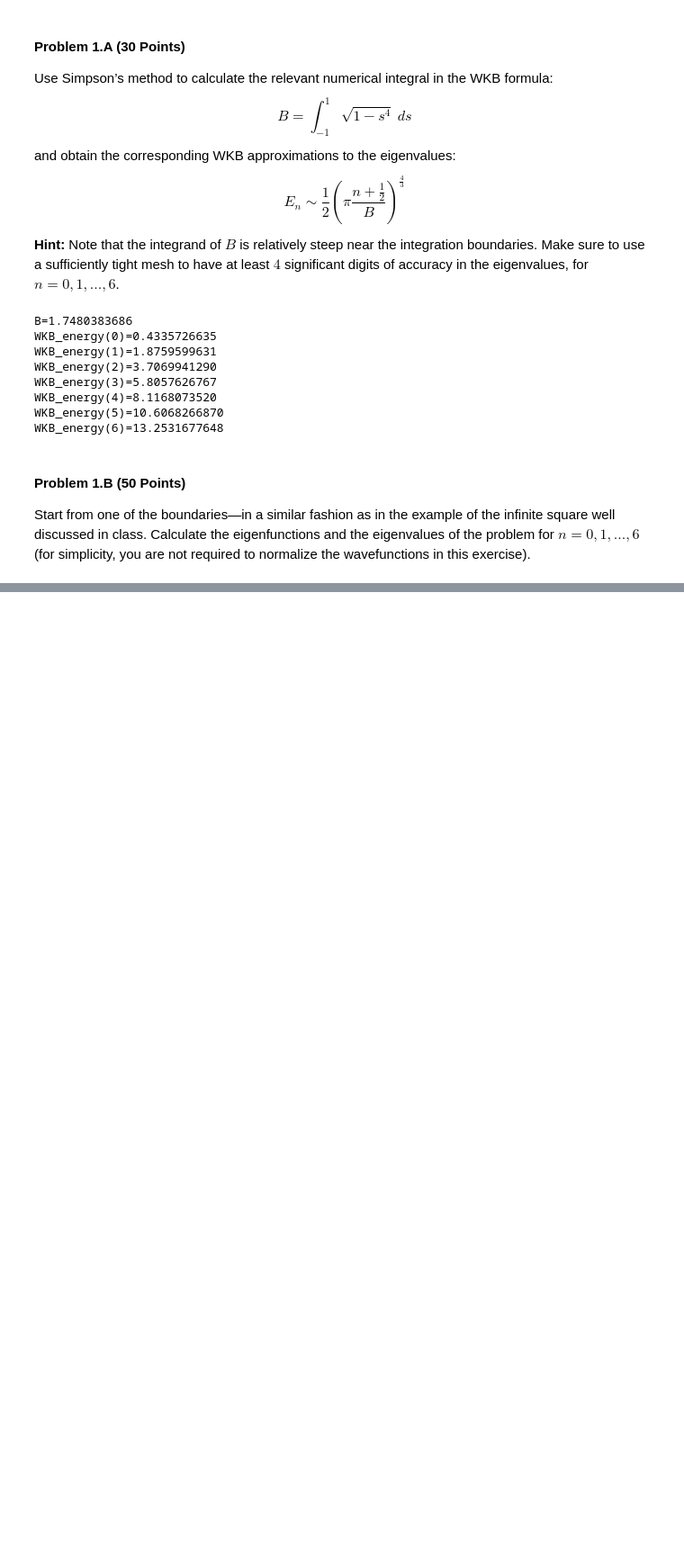
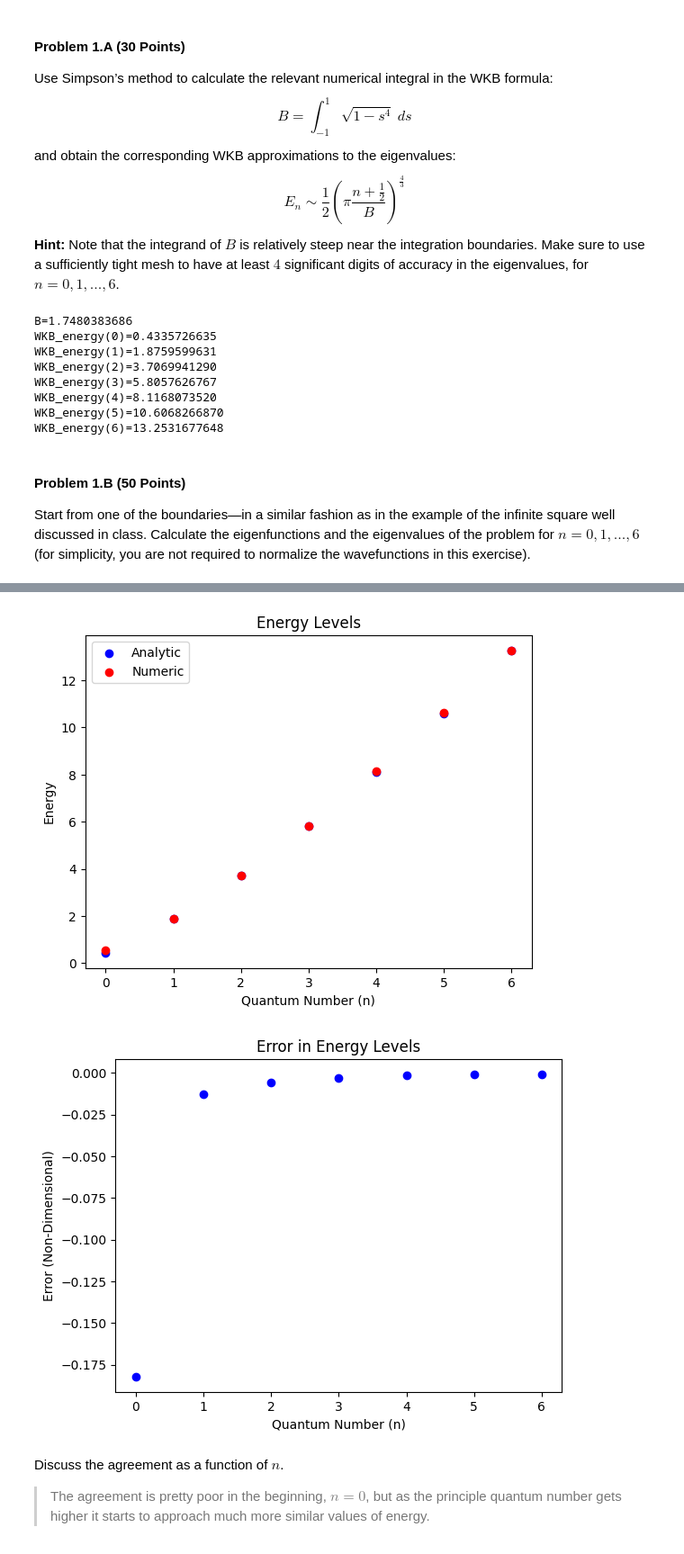
Before and after one commit to stanieldev/RIT-Physics-Lab-Spring-2025, a Jupyter notebook: Assignment_5B/assignment.ipynb, the cells around one changed output, grey strips where cells are left out. Shown at 90% size. Drawn from its saved outputs; the diff is of its cells as text; code cells hidden in the pictures; blank space fills up the shorter version.

```diff
--- a/Assignment_5B/assignment.ipynb
+++ b/Assignment_5B/assignment.ipynb
@@ -90,0 +252,30 @@ results as a function of the excitation number $n$. Discuss the agreement as a f
+# %%
+from matplotlib import pyplot as plt
+import numpy as np
+
+analytic = np.array([0.4335726635, 1.8759599631, 3.7069941290, 5.8057626767, 8.1168073520, 10.6068266870, 13.2531677648])
+numeric =  np.array([0.530180888566356, 1.899836789611559, 3.727851091606191, 5.82238579759885, 8.130980250748506, 10.619486066659416, 13.265404494427802])
+error  = (analytic - numeric)/numeric
+
+# Normal Plot
+plt.scatter(range(len(analytic)), analytic, color='blue', label='Analytic')
+plt.scatter(range(len(numeric)), numeric, color='red', label='Numeric')
+plt.xlabel('Quantum Number (n)')
+plt.ylabel('Energy')
+plt.title('Energy Levels')
+plt.legend()
+plt.show()
+
+# Error Plot
+plt.scatter(range(len(error)), error, color='blue')
+plt.xlabel('Quantum Number (n)')
+plt.ylabel('Error (Non-Dimensional)')
+plt.title('Error in Energy Levels')
+plt.show()
+# %% [output]
+[figure, added]
+[figure, added]
+# %% [markdown]
+Discuss the agreement as a function of $n$.
+
+> The agreement is pretty poor in the beginning, $n=0$, but as the principle quantum number gets higher it starts to approach much more similar values of energy.
```
Also changed, not shown: parts of 2 cells of this notebook, 3 other files.
